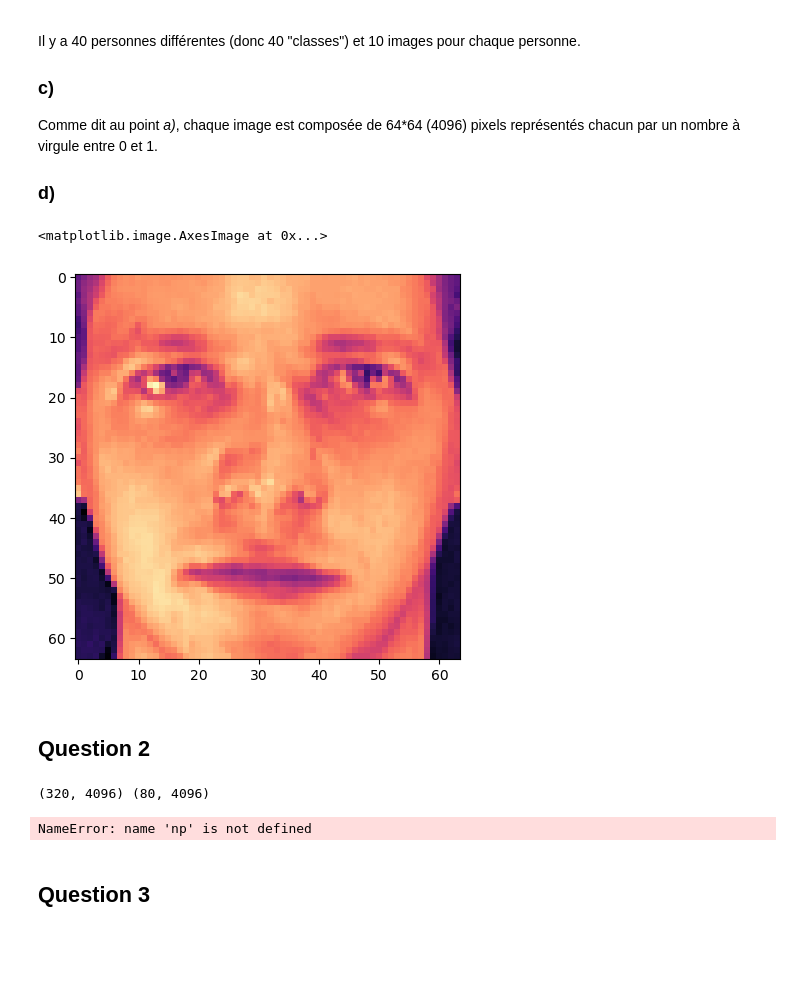
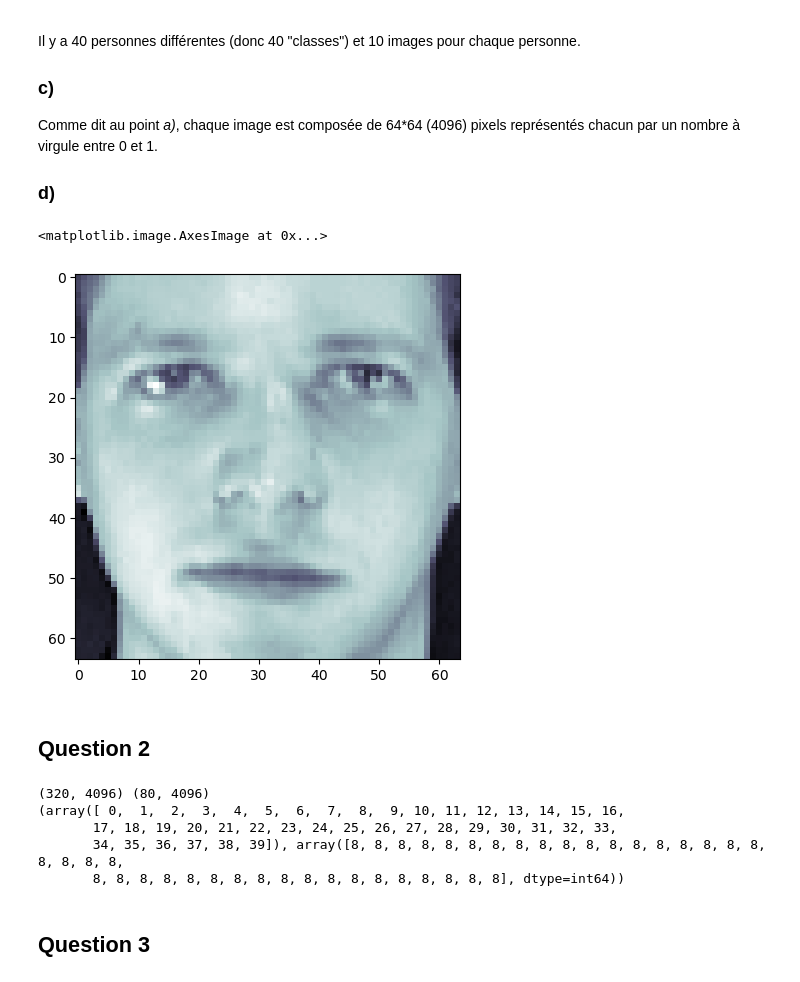
Before and after one commit to Raynobrak/heigvd-labos-pcd, a Jupyter notebook: labo4/plot_eigenfaces.ipynb, the cells around one changed output. Cells and saved outputs as stored; diff of their text form; code cells hidden in the pictures; blank space fills up the shorter version.

```diff
--- a/labo4/plot_eigenfaces.ipynb
+++ b/labo4/plot_eigenfaces.ipynb
@@ -36,29 +36,32 @@ Comme dit au point *a)*, chaque image est composée de 64*64 (4096) pixels repr
 # %%
 # Point 1.d)
 import numpy as np
 import matplotlib.pyplot as plt
 
 fig = plt.figure(figsize=(5,5))
 img = fig.add_subplot(1,1,1)
-img.imshow(faces.images[0], cmap='magma')
+img.imshow(faces.images[0], cmap='bone')
 # %% [output]
 <matplotlib.image.AxesImage at 0x...>
-[figure, old version]
+[figure, new version]
 # %% [markdown]
 ## Question 2
 # %%
 from sklearn.model_selection import train_test_split
 
-X_train, X_test, y_train, y_test = train_test_split(faces.data,
+x_train, x_validation, y_train, y_validation = train_test_split(faces.data,
         faces.target, random_state=0,stratify=faces.target, train_size=0.8)
 
 # On a bien 80% du dataset en train et le reste en test
-print(X_train.shape, X_test.shape)
+print(x_train.shape, x_validation.shape)
 
 # On a bien 80% des 10 éléments (donc 8) pour chaque classe (visage)
 print(np.unique(np.sort(y_train), return_counts=True))
 # %% [output]
 (320, 4096) (80, 4096)
+(array([ 0,  1,  2,  3,  4,  5,  6,  7,  8,  9, 10, 11, 12, 13, 14, 15, 16,
+       17, 18, 19, 20, 21, 22, 23, 24, 25, 26, 27, 28, 29, 30, 31, 32, 33,
+       34, 35, 36, 37, 38, 39]), array([8, 8, 8, 8, 8, 8, 8, 8, 8, 8, 8, 8, 8, 8, 8, 8, 8, 8, 8, 8, 8, 8,
+       8, 8, 8, 8, 8, 8, 8, 8, 8, 8, 8, 8, 8, 8, 8, 8, 8, 8], dtype=int64))
-NameError: name 'np' is not defined
 # %% [markdown]
 ## Question 3
```
Also changed, not shown: parts of 29 cells of this notebook.
